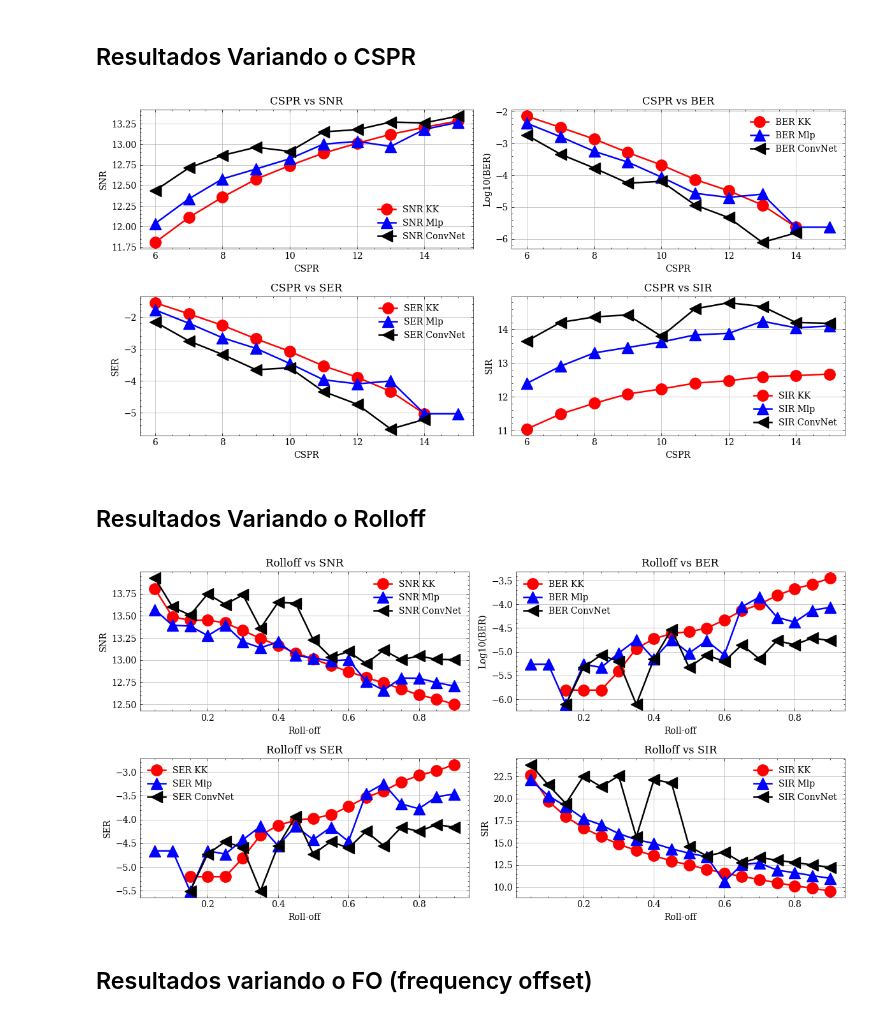
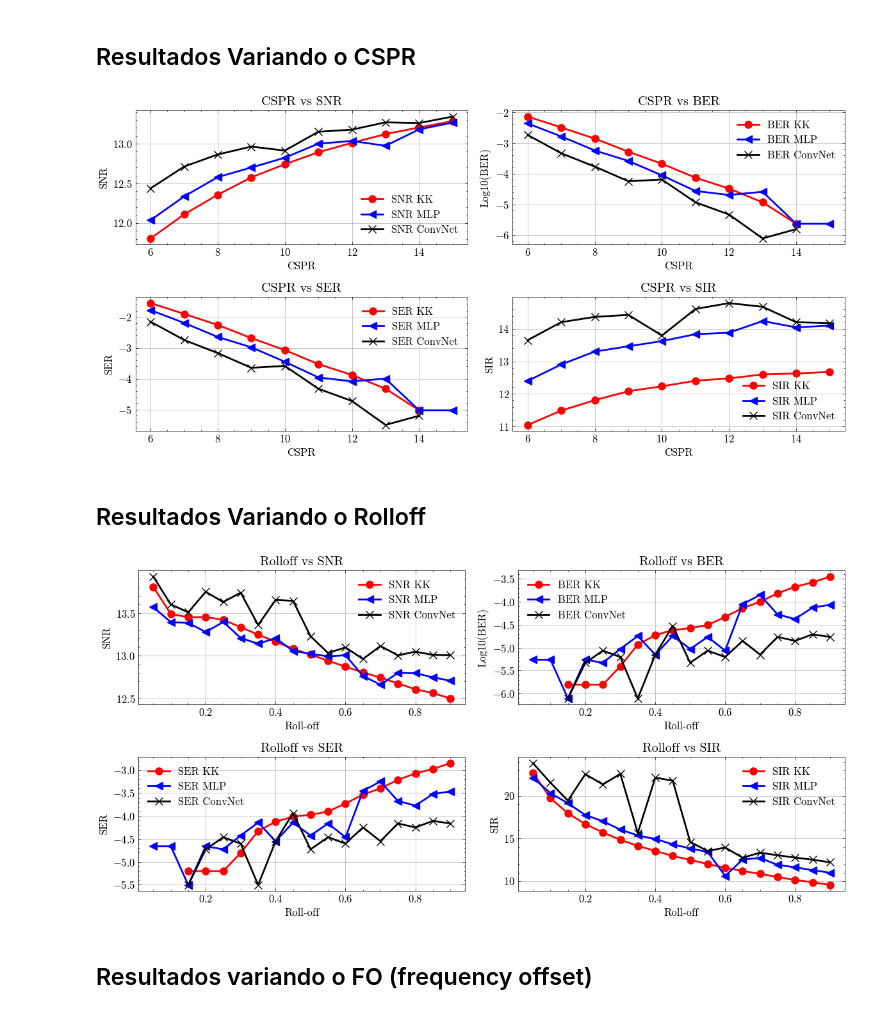
Before and after one commit to silasabs/PIVIC-PIBIC-Comunicacoes-Opticas, a Jupyter notebook: jupyter notebooks/Pibic_ParcialResults-IQ.ipynb, the cells around one changed output. Cells and saved outputs as stored; diff of their text form; code cells hidden in the pictures.

Commit message:
update plots

```diff
--- a/jupyter notebooks/Pibic_ParcialResults-IQ.ipynb
+++ b/jupyter notebooks/Pibic_ParcialResults-IQ.ipynb
@@ -45,76 +45,76 @@ num_files = 5 # Número de arquivos a serem carregados
 
 # CSPR
 for indfile in range(0, num_files):
-    CSPR_BER_PARCIAL = loadArray(path_data_Silas_Desktop+'\CSPR_BER_SpS_4_128_Sample_', indfile, '_outlier.npy', True)
-    CSPR_SER_PARCIAL = loadArray(path_data_Silas_Desktop+'\CSPR_SER_SpS_4_128_Sample_', indfile, '_outlier.npy', True)
-    CSPR_SNR_PARCIAL = loadArray(path_data_Silas_Desktop+'\CSPR_SNR_SpS_4_128_Sample_', indfile, '_outlier.npy', True)
-    CSPR_SIR_PARCIAL = loadArray(path_data_Silas_Desktop+'\CSPR_SIR_SpS_4_128_Sample_', indfile, '_outlier.npy', True)
+    CSPR_BER_PARCIAL = loadArray(path_data_Silas_Desktop+'/CSPR_BER_SpS_4_128_Sample_', indfile, '_outlier.npy', True)
+    CSPR_SER_PARCIAL = loadArray(path_data_Silas_Desktop+'/CSPR_SER_SpS_4_128_Sample_', indfile, '_outlier.npy', True)
+    CSPR_SNR_PARCIAL = loadArray(path_data_Silas_Desktop+'/CSPR_SNR_SpS_4_128_Sample_', indfile, '_outlier.npy', True)
+    CSPR_SIR_PARCIAL = loadArray(path_data_Silas_Desktop+'/CSPR_SIR_SpS_4_128_Sample_', indfile, '_outlier.npy', True)
 
 # Roll-off
 for indfile in range(0, num_files):
-    Rolloff_BER_PARCIAL = loadArray(path_data_Silas_Desktop+'\Rolloff_BER_SpS_4_128_Sample_', indfile, '.npy', True)
-    Rolloff_SER_PARCIAL = loadArray(path_data_Silas_Desktop+'\Rolloff_SER_SpS_4_128_Sample_', indfile, '.npy', True)
-    Rolloff_SNR_PARCIAL = loadArray(path_data_Silas_Desktop+'\Rolloff_SNR_SpS_4_128_Sample_', indfile, '.npy', True)
-    Rolloff_SIR_PARCIAL = loadArray(path_data_Silas_Desktop+'\Rolloff_SIR_SpS_4_128_Sample_', indfile, '.npy', True)
+    Rolloff_BER_PARCIAL = loadArray(path_data_Silas_Desktop+'/Rolloff_BER_SpS_4_128_Sample_', indfile, '.npy', True)
+    Rolloff_SER_PARCIAL = loadArray(path_data_Silas_Desktop+'/Rolloff_SER_SpS_4_128_Sample_', indfile, '.npy', True)
+    Rolloff_SNR_PARCIAL = loadArray(path_data_Silas_Desktop+'/Rolloff_SNR_SpS_4_128_Sample_', indfile, '.npy', True)
+    Rolloff_SIR_PARCIAL = loadArray(path_data_Silas_Desktop+'/Rolloff_SIR_SpS_4_128_Sample_', indfile, '.npy', True)
 
 # Frequency Offset
-FO_BER_PARCIAL = np.load(r'C:\Users\Silas\Documents\PIVIC-Comunicacoes-Opticas\resultados\Data\Pibic\FO_BER_SpS_4_128_Sample.npy')
-FO_SER_PARCIAL = np.load(r'C:\Users\Silas\Documents\PIVIC-Comunicacoes-Opticas\resultados\Data\Pibic\FO_SER_SpS_4_128_Sample.npy')
-FO_SNR_PARCIAL = np.load(r'C:\Users\Silas\Documents\PIVIC-Comunicacoes-Opticas\resultados\Data\Pibic\FO_SNR_SpS_4_128_Sample.npy')
-FO_SIR_PARCIAL = np.load(r'C:\Users\Silas\Documents\PIVIC-Comunicacoes-Opticas\resultados\Data\Pibic\FO_SIR_SpS_4_128_Sample.npy')
+FO_BER_PARCIAL = np.load(r'/home/silas/Documentos/GitHub/PIVIC-PIBIC-Comunicacoes-Opticas/resultados/Data/Pibic/FO_BER_SpS_4_128_Sample.npy')
+FO_SER_PARCIAL = np.load(r'/home/silas/Documentos/GitHub/PIVIC-PIBIC-Comunicacoes-Opticas/resultados/Data/Pibic/FO_SER_SpS_4_128_Sample.npy')
+FO_SNR_PARCIAL = np.load(r'/home/silas/Documentos/GitHub/PIVIC-PIBIC-Comunicacoes-Opticas/resultados/Data/Pibic/FO_SNR_SpS_4_128_Sample.npy')
+FO_SIR_PARCIAL = np.load(r'/home/silas/Documentos/GitHub/PIVIC-PIBIC-Comunicacoes-Opticas/resultados/Data/Pibic/FO_SIR_SpS_4_128_Sample.npy')
 # %% [markdown]
 ## Resultados Variando o CSPR
 # %%
 savePlots = False
 loPower = np.arange(6,16,1)
-markersize = 12.5
+markersize = 8
 fig, axs = plt.subplots(2, 2, figsize=(12, 6))
 
 data = [
-    (CSPR_SNR_PARCIAL, 'SNR', 'CSPR vs SNR', 'SNR KK', 'SNR Mlp', 'SNR ConvNet'),
-    (CSPR_BER_PARCIAL, 'Log10(BER)', 'CSPR vs BER', 'BER KK', 'BER Mlp', 'BER ConvNet'),
-    (CSPR_SER_PARCIAL, 'SER', 'CSPR vs SER', 'SER KK', 'SER Mlp', 'SER ConvNet'),
-    (CSPR_SIR_PARCIAL, 'SIR', 'CSPR vs SIR', 'SIR KK', 'SIR Mlp', 'SIR ConvNet')
+    (CSPR_SNR_PARCIAL, 'SNR', 'CSPR vs SNR', 'SNR KK', 'SNR MLP', 'SNR ConvNet'),
+    (CSPR_BER_PARCIAL, 'Log10(BER)', 'CSPR vs BER', 'BER KK', 'BER MLP', 'BER ConvNet'),
+    (CSPR_SER_PARCIAL, 'SER', 'CSPR vs SER', 'SER KK', 'SER MLP', 'SER ConvNet'),
+    (CSPR_SIR_PARCIAL, 'SIR', 'CSPR vs SIR', 'SIR KK', 'SIR MLP', 'SIR ConvNet')
 ]
 
 for i, ax in enumerate(axs.flat):
     data_to_plot, y_label, title, label1, label2, label3 = data[i]
 
     if y_label in ['SNR', 'SIR']:
         ax.plot(loPower, 10*np.log10(data_to_plot[0, :]), color='red', marker='o', markersize=markersize, label=label1)
-        ax.plot(loPower, 10*np.log10(data_to_plot[1, :]), color='blue', marker='^', markersize=markersize, label=label2)
-        ax.plot(loPower, 10*np.log10(data_to_plot[2, :]), color='black', marker='<', markersize=markersize, label=label3)
+        ax.plot(loPower, 10*np.log10(data_to_plot[1, :]), color='blue', marker='<', markersize=markersize, label=label2)
+        ax.plot(loPower, 10*np.log10(data_to_plot[2, :]), color='black', marker='x', markersize=markersize, label=label3)
 
     else:
         ax.plot(loPower, np.log10(data_to_plot[0, :]), color='red', marker='o', markersize=markersize, label=label1)
-        ax.plot(loPower, np.log10(data_to_plot[1, :]), color='blue', marker='^', markersize=markersize, label=label2)
-        ax.plot(loPower, np.log10(data_to_plot[2, :]), color='black', marker='<', markersize=markersize, label=label3)
+        ax.plot(loPower, np.log10(data_to_plot[1, :]), color='blue', marker='<', markersize=markersize, label=label2)
+        ax.plot(loPower, np.log10(data_to_plot[2, :]), color='black', marker='x', markersize=markersize, label=label3)
 
     ax.set_xlabel('CSPR')
     ax.set_ylabel(y_label)
     ax.set_title(title)
     ax.legend()
     ax.grid()
 
 plt.tight_layout()
 
 if savePlots:
      plt.savefig(r'C:\Users\optic\Documents\PIVIC-PIBIC-Comunicacoes-Opticas\resultados\Figuras\Pibic'+'\CSPR_Results.png', dpi=600)
 # %% [output]
-[figure, old version]
+[figure, new version]
 # %% [markdown]
 ## Resultados Variando o Rolloff
 # %%
 savePlots = False
 Rolloff = np.arange(0.05, 0.95, 0.05)
-markersize = 12.5
+markersize = 8
 fig, axs = plt.subplots(2, 2, figsize=(12, 6))
 
 data = [
-        (Rolloff_SNR_PARCIAL, 'SNR', 'Rolloff vs SNR', 'SNR KK', 'SNR Mlp', 'SNR ConvNet'),
-        (Rolloff_BER_PARCIAL, 'Log10(BER)', 'Rolloff vs BER', 'BER KK', 'BER Mlp', 'BER ConvNet'),
-        (Rolloff_SER_PARCIAL, 'SER', 'Rolloff vs SER', 'SER KK', 'SER Mlp', 'SER ConvNet'),
-        (Rolloff_SIR_PARCIAL, 'SIR', 'Rolloff vs SIR', 'SIR KK', 'SIR Mlp', 'SIR ConvNet')
+        (Rolloff_SNR_PARCIAL, 'SNR', 'Rolloff vs SNR', 'SNR KK', 'SNR MLP', 'SNR ConvNet'),
+        (Rolloff_BER_PARCIAL, 'Log10(BER)', 'Rolloff vs BER', 'BER KK', 'BER MLP', 'BER ConvNet'),
+        (Rolloff_SER_PARCIAL, 'SER', 'Rolloff vs SER', 'SER KK', 'SER MLP', 'SER ConvNet'),
+        (Rolloff_SIR_PARCIAL, 'SIR', 'Rolloff vs SIR', 'SIR KK', 'SIR MLP', 'SIR ConvNet')
     ]
 
 for i, ax in enumerate(axs.flat):
@@ -122,12 +122,12 @@ for i, ax in enumerate(axs.flat):
 
     if y_label in ['SNR', 'SIR']:
         ax.plot(Rolloff, 10*np.log10(data_to_plot[0, :]), color='red', marker='o', markersize=markersize, label=label1)
-        ax.plot(Rolloff, 10*np.log10(data_to_plot[1, :]), color='blue', marker='^', markersize=markersize, label=label2)
-        ax.plot(Rolloff, 10*np.log10(data_to_plot[2, :]), color='black', marker='<', markersize=markersize, label=label3)
+        ax.plot(Rolloff, 10*np.log10(data_to_plot[1, :]), color='blue', marker='<', markersize=markersize, label=label2)
+        ax.plot(Rolloff, 10*np.log10(data_to_plot[2, :]), color='black', marker='x', markersize=markersize, label=label3)
     else:
         ax.plot(Rolloff, np.log10(data_to_plot[0, :]), color='red', marker='o', markersize=markersize, label=label1)
-        ax.plot(Rolloff, np.log10(data_to_plot[1, :]), color='blue', marker='^', markersize=markersize, label=label2)
-        ax.plot(Rolloff, np.log10(data_to_plot[2, :]), color='black', marker='<', markersize=markersize, label=label3)
+        ax.plot(Rolloff, np.log10(data_to_plot[1, :]), color='blue', marker='<', markersize=markersize, label=label2)
+        ax.plot(Rolloff, np.log10(data_to_plot[2, :]), color='black', marker='x', markersize=markersize, label=label3)
 
     ax.set_xlabel('Roll-off')
     ax.set_ylabel(y_label)
@@ -140,7 +140,7 @@ plt.tight_layout()
 if savePlots:
      plt.savefig(r'C:\Users\optic\Documents\PIVIC-PIBIC-Comunicacoes-Opticas\resultados\Figuras\Pibic'+'\CSPR_Results.png', dpi=600)
 # %% [output]
-[figure, old version]
+[figure, new version]
 # %% [markdown]
 ## Resultados variando o FO (frequency offset)
 # %%
```
Also changed, not shown: parts of 2 cells of this notebook.
